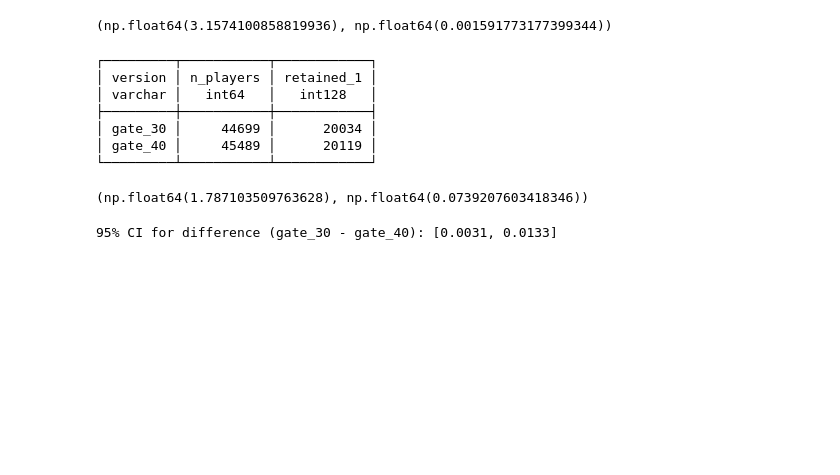
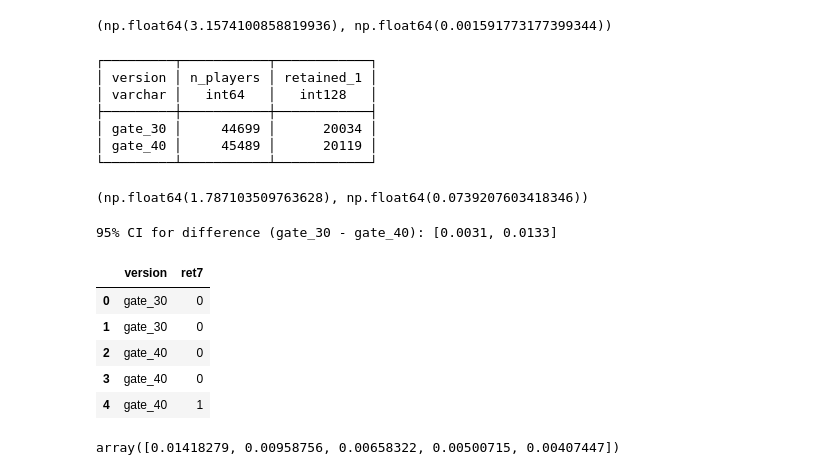
Before and after one commit to CarolineYilin/cookie-cats-ab-test, a Jupyter notebook: analysis.ipynb, the cells around one changed output. Cells and saved outputs as stored; diff of their text form; code cells hidden in the pictures; blank space fills up the shorter version.

Commit message:
Bootstrap CI (10,000 resamples) and first figure

```diff
--- a/analysis.ipynb
+++ b/analysis.ipynb
@@ -264,25 +264,36 @@ print(f"95% CI for difference (gate_30 - gate_40): [{low:.4f}, {high:.4f}]")
 # %% [output]
 95% CI for difference (gate_30 - gate_40): [0.0031, 0.0133]
 # %%
-import numpy as np
-df = con.sql("SELECT version, retention_7 FROM players_clean").df()
-df.head()
+import numpy as np #loads NumPy for fast random resampling and math.
+df = con.sql("SELECT version, CAST(retention_7 AS INTEGER) AS ret7 FROM players_clean").df()
+df.head()#converts the SQL result into a pandas DataFrame and .head() show the first 5 rows to check data is loaded correctly
+# %% [output]
+|  | version | ret7 |
+| 0 | gate_30 | 0 |
+| 1 | gate_30 | 0 |
+| 2 | gate_40 | 0 |
+| 3 | gate_40 | 0 |
+| 4 | gate_40 | 1 |
 # %%
+#estimate how uncertain the retention difference is, by simulating the experiment thousands of times.
+
 rng = np.random.default_rng(42)          # fixed seed so results are reproducible
 
 g30 = df[df["version"] == "gate_30"]["ret7"].to_numpy()
 g40 = df[df["version"] == "gate_40"]["ret7"].to_numpy()
 
-n_boot = 1000                            # start small; raise to 10,000 once it works
+n_boot = 10000                            # start small; raise to 10,000 once it works
 diffs = []
 
 for i in range(n_boot):
     s30 = rng.choice(g30, size=len(g30), replace=True)   # resample gate_30 players
-    s40 = rng.choice(________, size=________, replace=True)   # BLANK 1: same for gate_40
-    diffs.append(________)                                    # BLANK 2: difference in retention rates (gate_30 minus gate_40)
+    s40 = rng.choice(g40, size=len(g40), replace=True)   # BLANK 1: same for gate_40
+    diffs.append(s30.mean()-s40.mean())                                    # BLANK 2: difference in retention rates (gate_30 minus gate_40)
 
 diffs = np.array(diffs)
 diffs[:5]
+# %% [output]
+array([0.01418279, 0.00958756, 0.00658322, 0.00500715, 0.00407447])
 # %%
 low, high = np.percentile(diffs, [2.5, 97.5])
 print(f"Bootstrap 95% CI: [{low:.4f}, {high:.4f}]")
```
Also changed, not shown: parts of 2 cells of this notebook, 1 other file.
